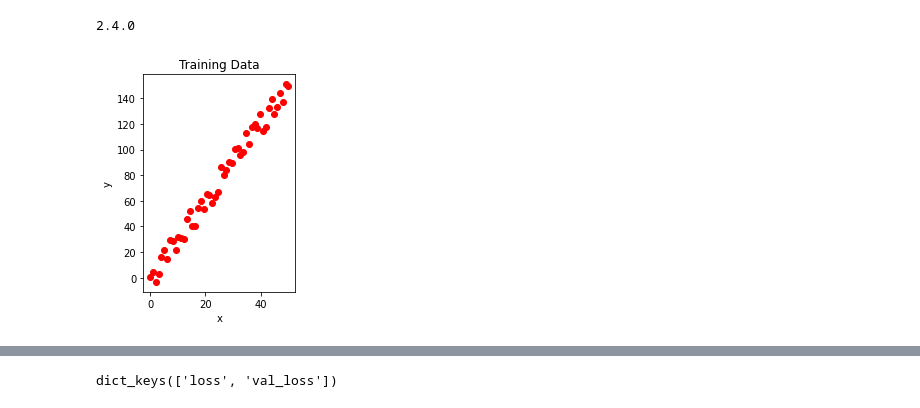
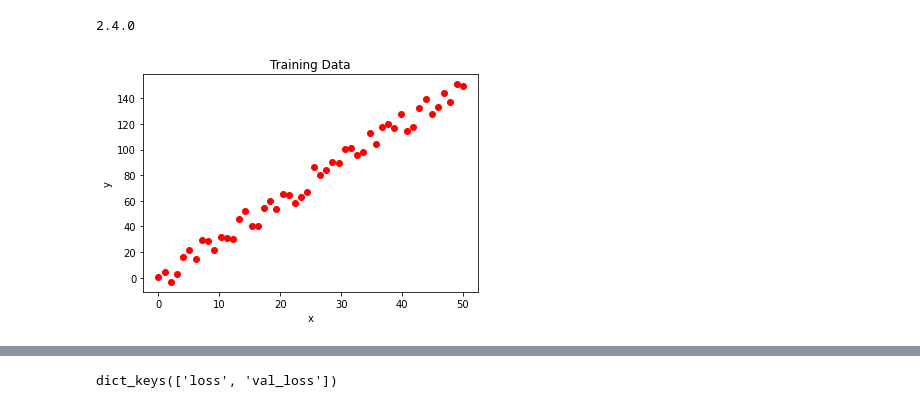
Before and after one commit to albertofernandezvillan/computer-vision-and-deep-learning-course, a Jupyter notebook: DeepLearningIntroduction.ipynb, the cells around one changed output, grey strips where cells are left out. Saved outputs shown, nothing was run; the diff lists cells and outputs as text; code cells hidden in the pictures.

```diff
--- a/DeepLearningIntroduction.ipynb
+++ b/DeepLearningIntroduction.ipynb
@@ -24,15 +24,15 @@ y = 3 * np.linspace(0, N, N) + np.random.uniform(-10, 10, N)
 # %%
 ### 2) Plot the training data:
 # Plot training data:
-plt.subplot(1, 2, 1)
+# plt.subplot(1, 2, 1)
 plt.plot(x, y, 'ro', label='Original data')
 plt.xlabel('x')
 plt.ylabel('y')
 plt.title("Training Data")
 # Show the Figure:
 plt.show()
 # %% [output]
-[figure, old version]
+[figure, new version]
 # %%
 def create_model():
     """Create the model using Sequential model"""
```
Also changed, not shown: parts of 8 cells of this notebook.
